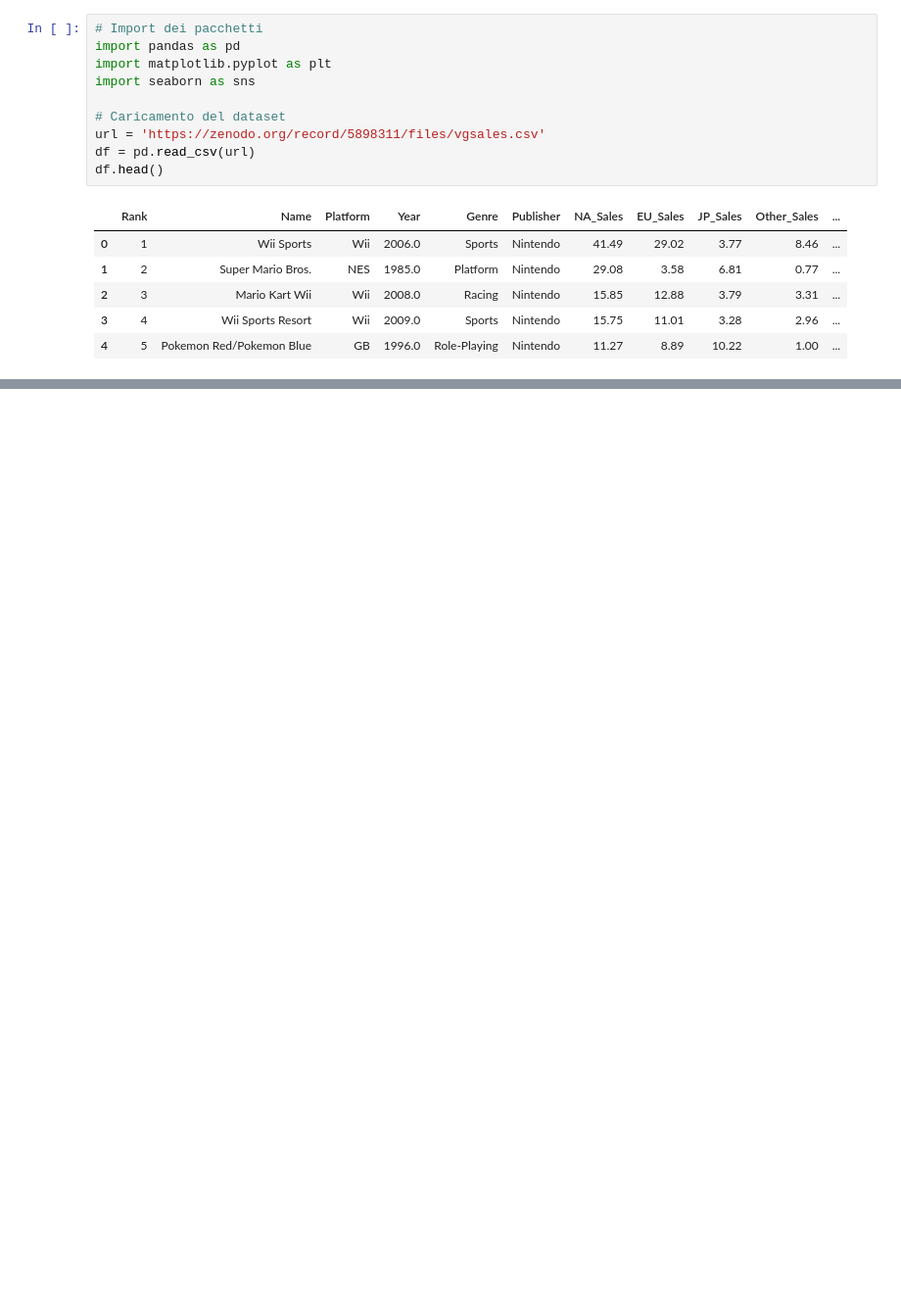
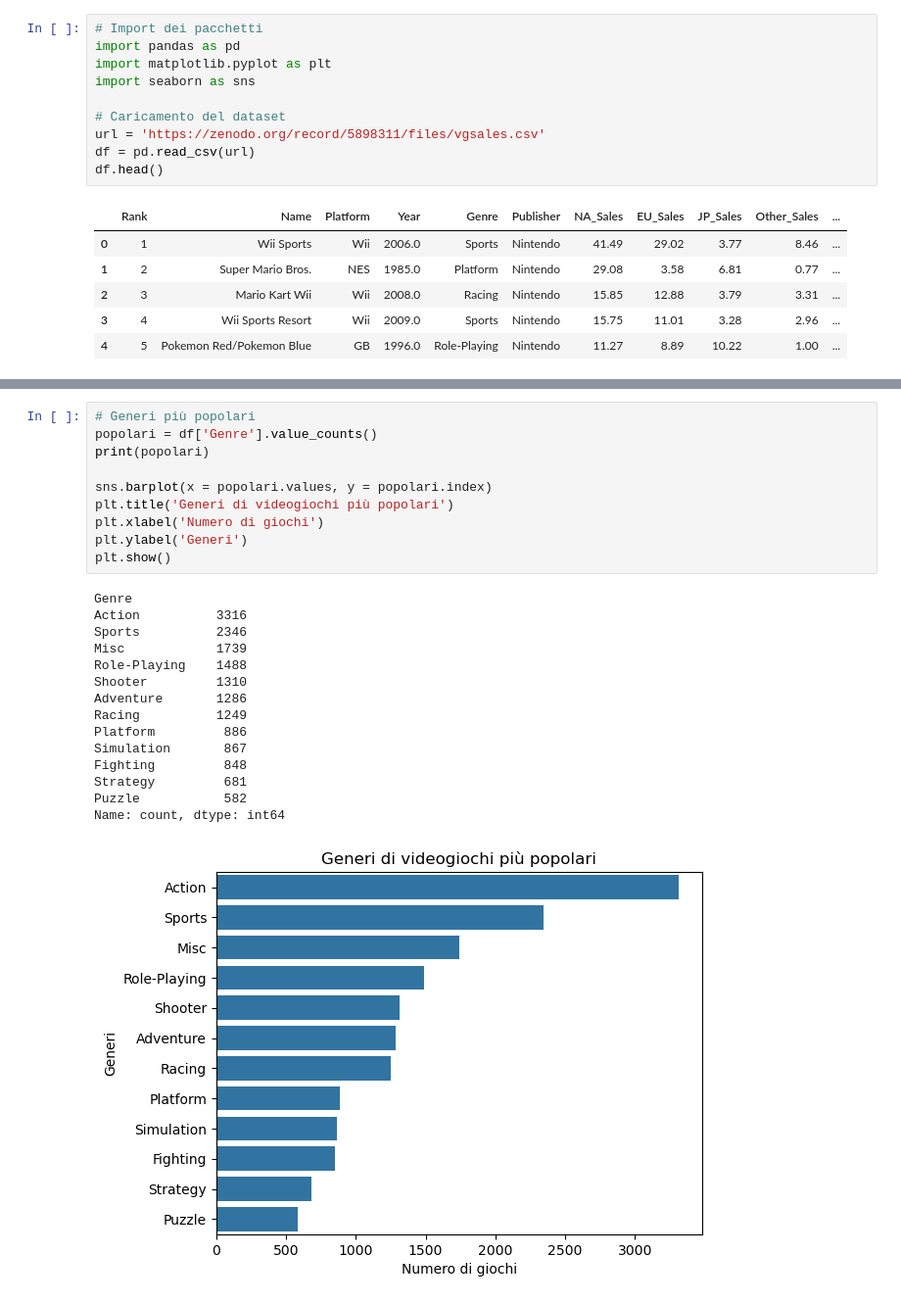
Before and after one commit to michela-roman/ProgrammingLabII, a Jupyter notebook: 5_Esercizi_lez_5.ipynb, the cells around one changed output, grey strips where cells are left out. Shown at 98% size. Drawn from its saved outputs; the diff is of its cells as text; blank space fills up the shorter version.

```diff
--- a/5_Esercizi_lez_5.ipynb
+++ b/5_Esercizi_lez_5.ipynb
@@ -116,0 +135,26 @@ df.head()
+# %%
+# Generi più popolari
+popolari = df['Genre'].value_counts()
+print(popolari)
+
+sns.barplot(x = popolari.values, y = popolari.index)
+plt.title('Generi di videogiochi più popolari')
+plt.xlabel('Numero di giochi')
+plt.ylabel('Generi')
+plt.show()
+# %% [output]
+Genre
+Action          3316
+Sports          2346
+Misc            1739
+Role-Playing    1488
+Shooter         1310
+Adventure       1286
+Racing          1249
+Platform         886
+Simulation       867
+Fighting         848
+Strategy         681
+Puzzle           582
+Name: count, dtype: int64
+[figure, added]
```
Also changed, not shown: parts of 4 cells of this notebook.
